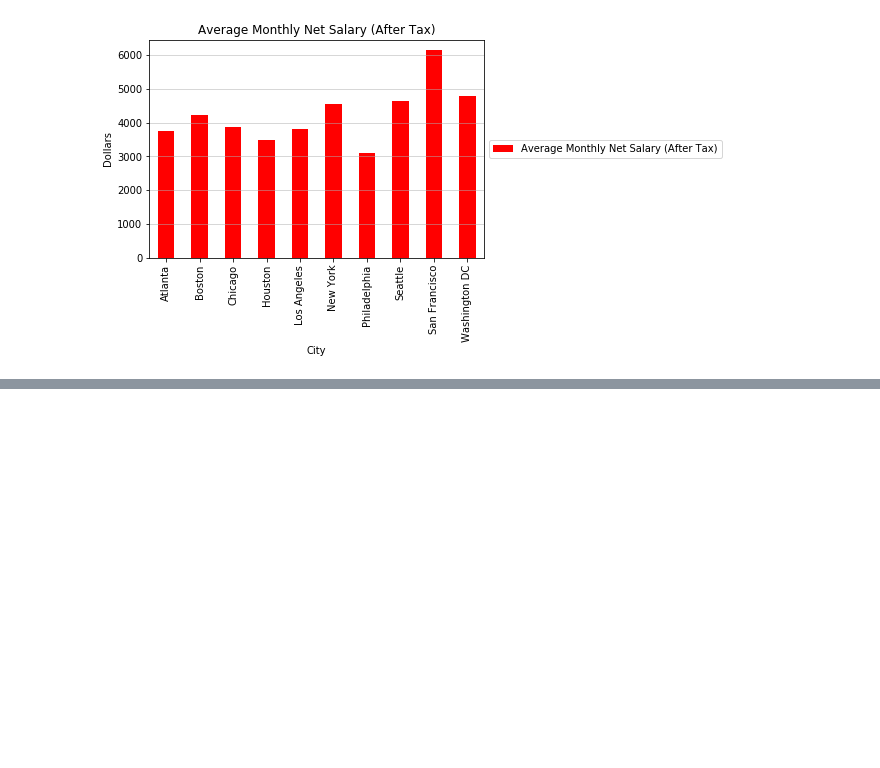
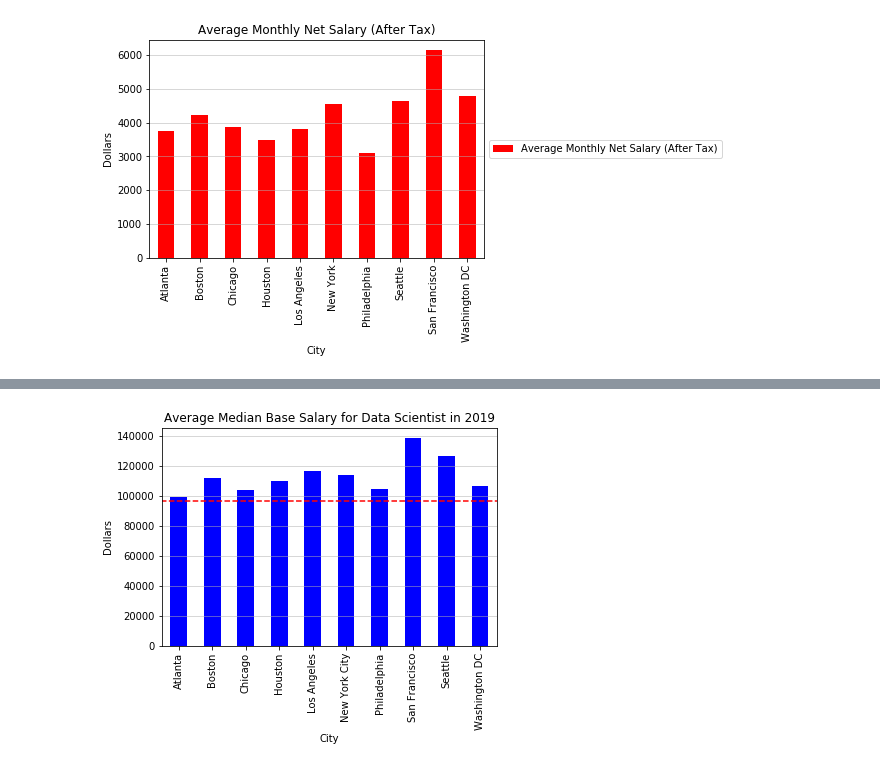
Before and after one commit to cinhui/project_one, a Jupyter notebook: data_exploration_cost_of_living.ipynb, the cells around one changed output, grey strips where cells are left out. Cells and saved outputs as stored; diff of their text form; code cells hidden in the pictures; blank space fills up the shorter version.

```diff
--- a/data_exploration_cost_of_living.ipynb
+++ b/data_exploration_cost_of_living.ipynb
@@ -62,0 +138,21 @@ plt.show()
+# %%
+# Average median base pay for listed job titles grouped by year and city
+job_year_location = glassdoor_job_title_df.groupby(["Dimension","yr","Metro"])['Value'].mean()
+#job_year_location
+# %%
+# Average median base salary for <job title> in <year>
+job_title_interest = 'Data Scientist'
+year_interest = 2019
+
+national = job_year_location[job_title_interest][year_interest]['National']
+job_year_location_new = job_year_location[job_title_interest][year_interest].drop('National')
+#job_year_location[job_title_interest][year_interest].plot(kind="bar",color='b')
+job_year_location_new.plot(kind="bar",color='b')
+plt.xlabel("City")
+plt.ylabel("Dollars")
+plt.hlines(national,xmin=-1,xmax=10,colors='r',linestyles='dashed')
+plt.grid(axis='y',linewidth=0.5)
+plt.title("Average Median Base Salary for {0} in {1}".format(job_title_interest,year_interest))
+plt.show()
+# %% [output]
+[figure, added]
```
Also changed, not shown: parts of 11 cells of this notebook.
